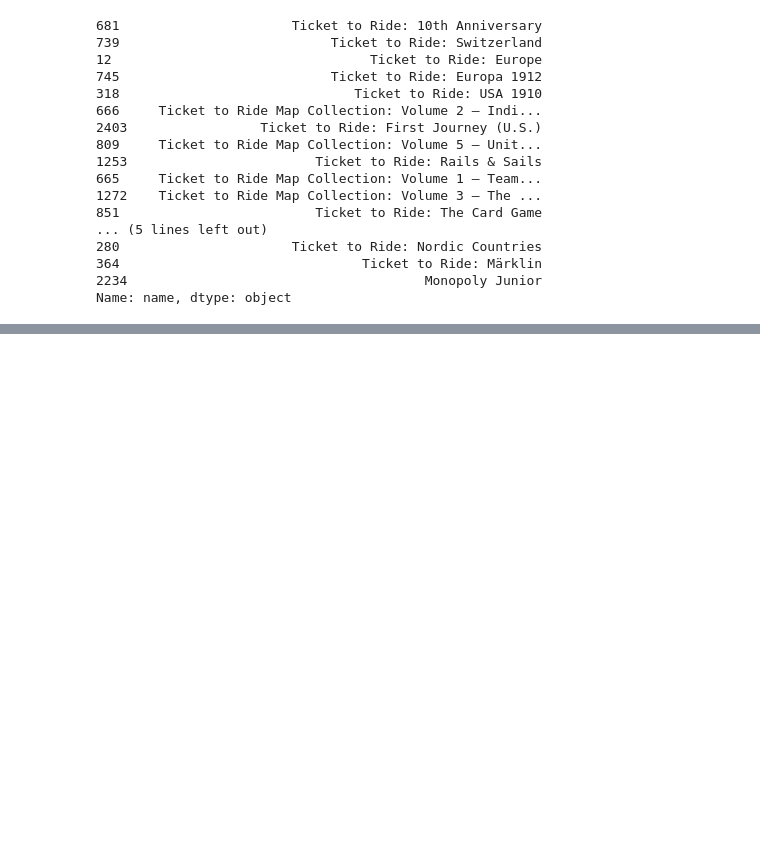
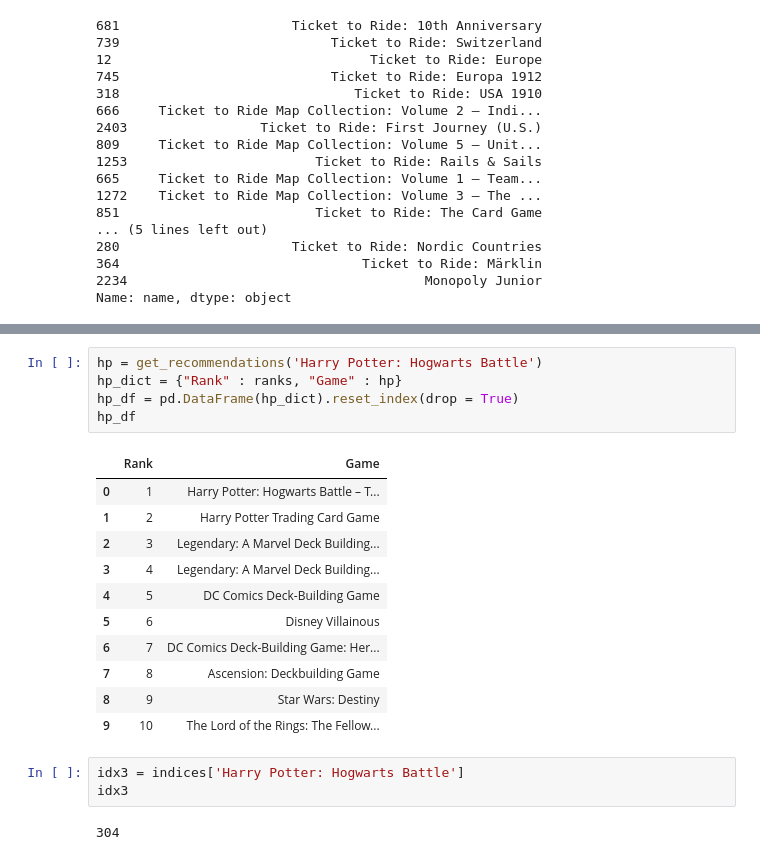
Before and after one commit to timcolussi/boardgame_rec_capstone, a Jupyter notebook: description_rec.ipynb, the cells around one changed output, grey strips where cells are left out. Saved outputs shown, nothing was run; the diff lists cells and outputs as text; blank space fills up the shorter version.

```diff
--- a/description_rec.ipynb
+++ b/description_rec.ipynb
@@ -516,0 +494,22 @@ Name: name, dtype: object
+# %%
+hp = get_recommendations('Harry Potter: Hogwarts Battle')
+hp_dict = {"Rank" : ranks, "Game" : hp}
+hp_df = pd.DataFrame(hp_dict).reset_index(drop = True)
+hp_df
+# %% [output]
+|  | Rank | Game |
+| 0 | 1 | Harry Potter: Hogwarts Battle – T... |
+| 1 | 2 | Harry Potter Trading Card Game |
+| 2 | 3 | Legendary: A Marvel Deck Building... |
+| 3 | 4 | Legendary: A Marvel Deck Building... |
+| 4 | 5 | DC Comics Deck-Building Game |
+| 5 | 6 | Disney Villainous |
+| 6 | 7 | DC Comics Deck-Building Game: Her... |
+| 7 | 8 | Ascension: Deckbuilding Game |
+| 8 | 9 | Star Wars: Destiny |
+| 9 | 10 | The Lord of the Rings: The Fellow... |
+# %%
+idx3 = indices['Harry Potter: Hogwarts Battle']
+idx3
+# %% [output]
+304
```
Also changed, not shown: parts of 17 cells of this notebook, 9 other files.
